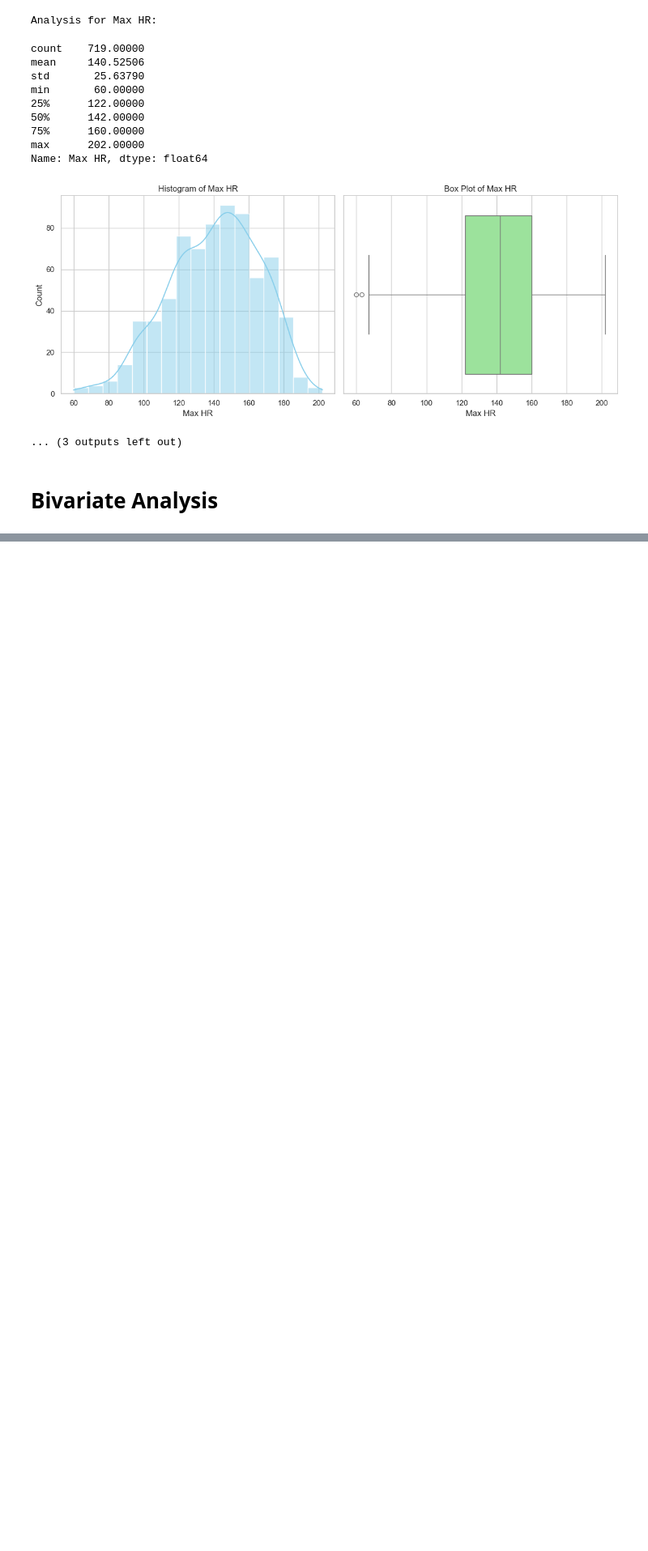
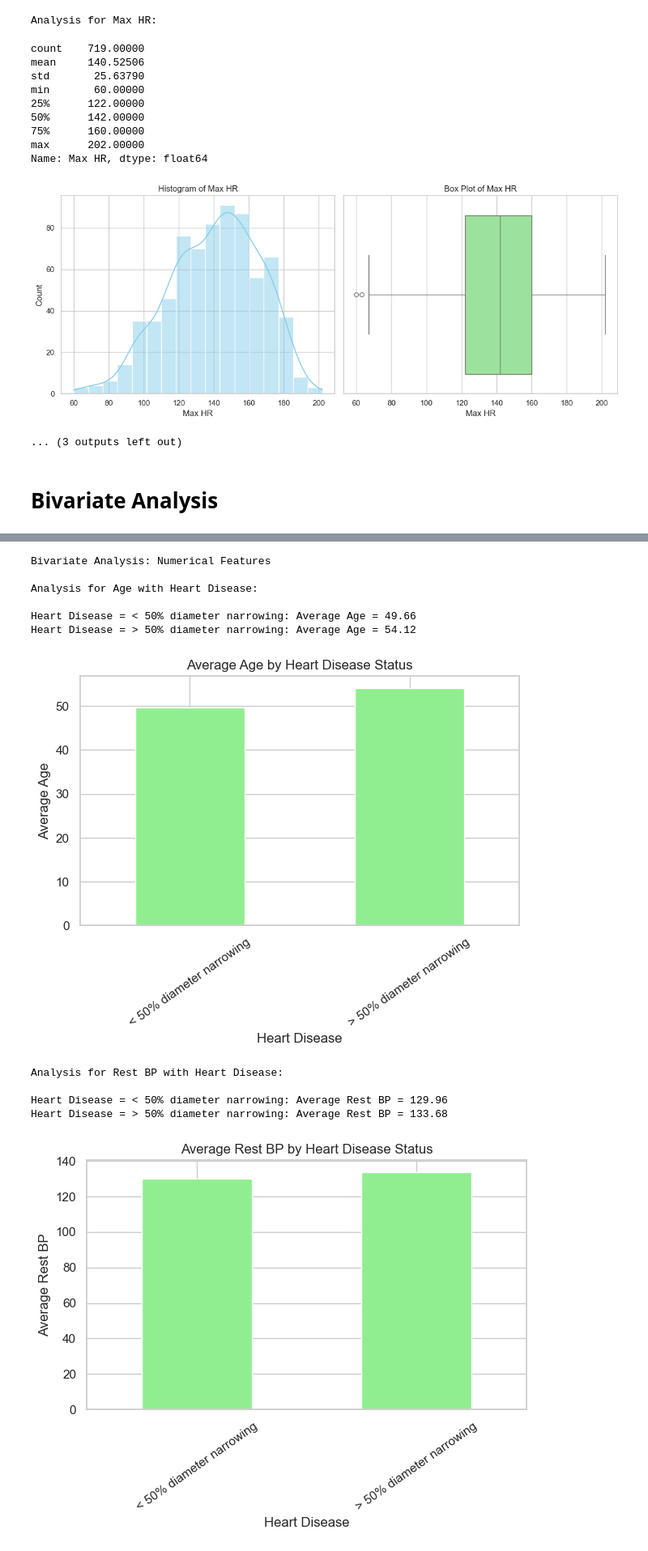
Before and after one commit to BorhanUddin39/Heart-Disease-Prediction-Model, a Jupyter notebook: notebooks/3) Data Exploration and Analysis.ipynb, the cells around one changed output, grey strips where cells are left out. Shown at 81% size. Drawn from its saved outputs; the diff is of its cells as text; code cells hidden in the pictures; blank space fills up the shorter version.

```diff
--- a/notebooks/2) Data Exploration and Analysis.ipynb
+++ b/notebooks/3) Data Exploration and Analysis.ipynb
@@ -211,21 +211,35 @@ ST Slope = upsloping: Heart Disease Ratio = 0.10
 # %%
 # Bivariate Analysis for Numerical Columns with Target
 print("Bivariate Analysis: Numerical Features\n")
 for column in numerical_columns:
     print(f"Analysis for {column} with Heart Disease:\n")
 
     # Calculate the average value of the feature for each category of the target variable
     avg_value = df.groupby('Heart Disease')[column].mean()
 
     # Print the average values
     for heart_disease_status, avg in avg_value.items():
         print(f"Heart Disease = {heart_disease_status}: Average {column} = {avg:.2f}")
 
     print("\n")
 
     # Plotting the averages
-    plt.figure(figsize=(8, 6))
+    plt.figure(figsize=(7, 4))
     avg_value.plot(kind='bar', color='lightgreen')
     plt.title(f"Average {column} by Heart Disease Status")
     plt.ylabel(f"Average {column}")
+    plt.xticks(rotation=35)
     plt.show()
+# %% [output]
+Bivariate Analysis: Numerical Features
+
+Analysis for Age with Heart Disease:
+
+Heart Disease = < 50% diameter narrowing: Average Age = 49.66
+Heart Disease = > 50% diameter narrowing: Average Age = 54.12
+[figure, added]
+Analysis for Rest BP with Heart Disease:
+
+Heart Disease = < 50% diameter narrowing: Average Rest BP = 129.96
+Heart Disease = > 50% diameter narrowing: Average Rest BP = 133.68
+[figure, added]
```
Also changed, not shown: parts of 2 cells of this notebook, 1 other file.
